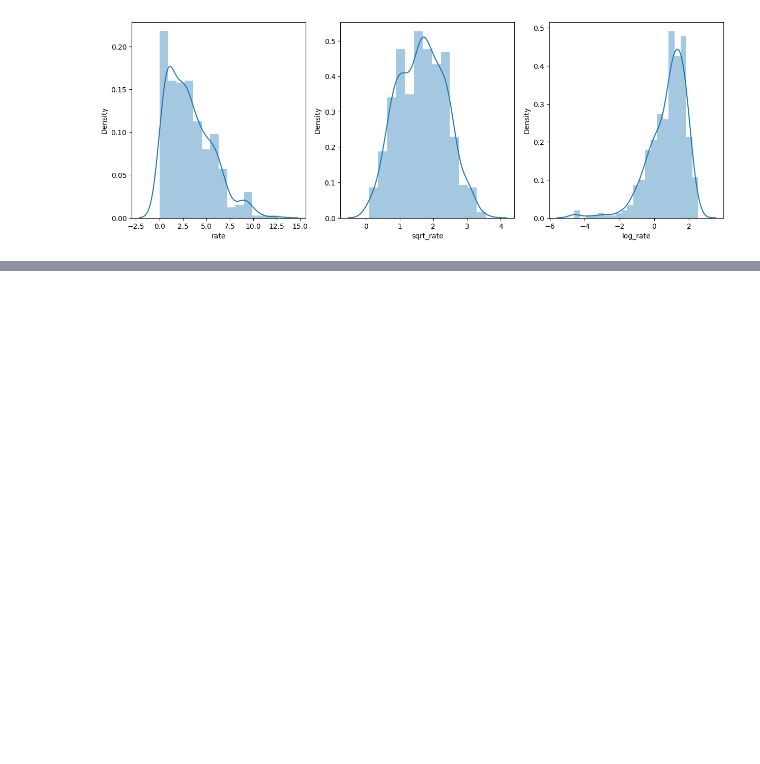
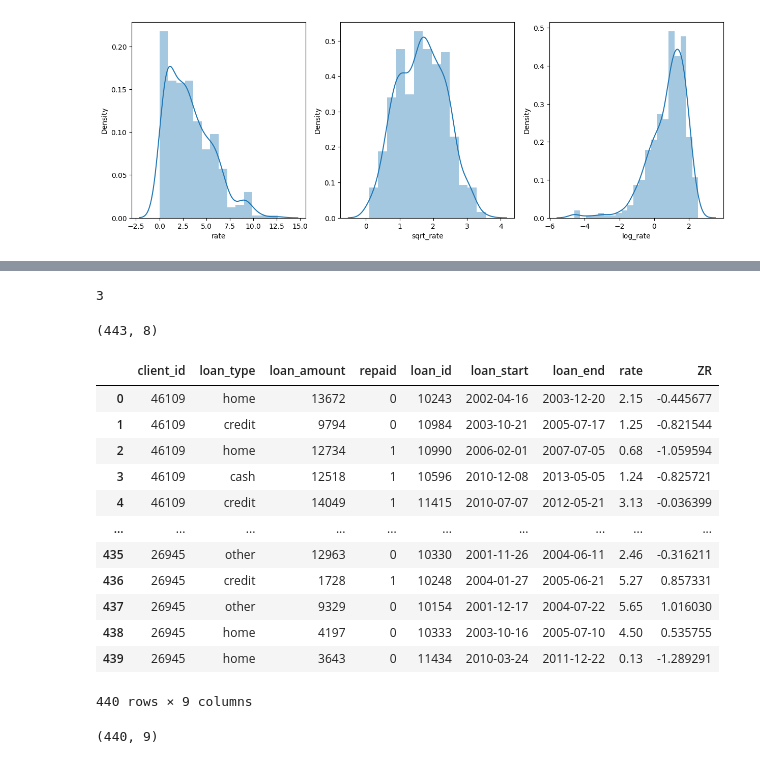
Before and after one commit to docroch/learning-data-science, a Jupyter notebook: data-preparation/loans.ipynb, the cells around one changed output, grey strips where cells are left out. Cells and saved outputs as stored; diff of their text form; code cells hidden in the pictures; blank space fills up the shorter version.

Commit message:
zscore and outliers detection

```diff
--- a/data-preparation/loans.ipynb
+++ b/data-preparation/loans.ipynb
@@ -211,3 +212,7 @@ sns.distplot(df['log_rate'], ax=ax[2])
 plt.show()
 # %% [output]
 [figure]
+# %%
+dataset = os.path.join('datasets', 'loans.csv')
+df = pd.read_csv(dataset, index_col='client_id')
+df
@@ -213,0 +234,4 @@ plt.show()
+# %%
+df['loan_id'] = df['loan_id'].astype('object')
+df['repaid'] = df['repaid'].astype('category')
+df.dtypes
@@ -213,0 +247,4 @@ plt.show()
+# %%
+df['loan_start'] = pd.to_datetime(df['loan_start'], format='%Y-%m-%d')
+df['loan_end'] = pd.to_datetime(df['loan_end'], format='%Y-%m-%d')
+df.dtypes
@@ -213,0 +260,3 @@ plt.show()
+# %%
+df['ZR'] = stats.zscore(df['rate'])
+df
@@ -213,0 +286,29 @@ plt.show()
+# %%
+df[(df['ZR'] < -3) | (df['ZR'] > 3)].shape[0]
+# %% [output]
+3
+# %%
+df.shape
+# %% [output]
+(443, 8)
+# %%
+df = df[(df['ZR'] > -3) & (df['ZR'] < 3)].reset_index()
+df
+# %% [output]
+|  | client_id | loan_type | loan_amount | repaid | loan_id | loan_start | loan_end | rate | ZR |
+| 0 | 46109 | home | 13672 | 0 | 10243 | 2002-04-16 | 2003-12-20 | 2.15 | -0.445677 |
+| 1 | 46109 | credit | 9794 | 0 | 10984 | 2003-10-21 | 2005-07-17 | 1.25 | -0.821544 |
+| 2 | 46109 | home | 12734 | 1 | 10990 | 2006-02-01 | 2007-07-05 | 0.68 | -1.059594 |
+| 3 | 46109 | cash | 12518 | 1 | 10596 | 2010-12-08 | 2013-05-05 | 1.24 | -0.825721 |
+| 4 | 46109 | credit | 14049 | 1 | 11415 | 2010-07-07 | 2012-05-21 | 3.13 | -0.036399 |
+| ... | ... | ... | ... | ... | ... | ... | ... | ... | ... |
+| 435 | 26945 | other | 12963 | 0 | 10330 | 2001-11-26 | 2004-06-11 | 2.46 | -0.316211 |
+| 436 | 26945 | credit | 1728 | 1 | 10248 | 2004-01-27 | 2005-06-21 | 5.27 | 0.857331 |
+| 437 | 26945 | other | 9329 | 0 | 10154 | 2001-12-17 | 2004-07-22 | 5.65 | 1.016030 |
+| 438 | 26945 | home | 4197 | 0 | 10333 | 2003-10-16 | 2005-07-10 | 4.50 | 0.535755 |
+| 439 | 26945 | home | 3643 | 0 | 11434 | 2010-03-24 | 2011-12-22 | 0.13 | -1.289291 |
+440 rows × 9 columns
+# %%
+df.shape
+# %% [output]
+(440, 9)
```
Also changed, not shown: parts of 6 cells of this notebook.
